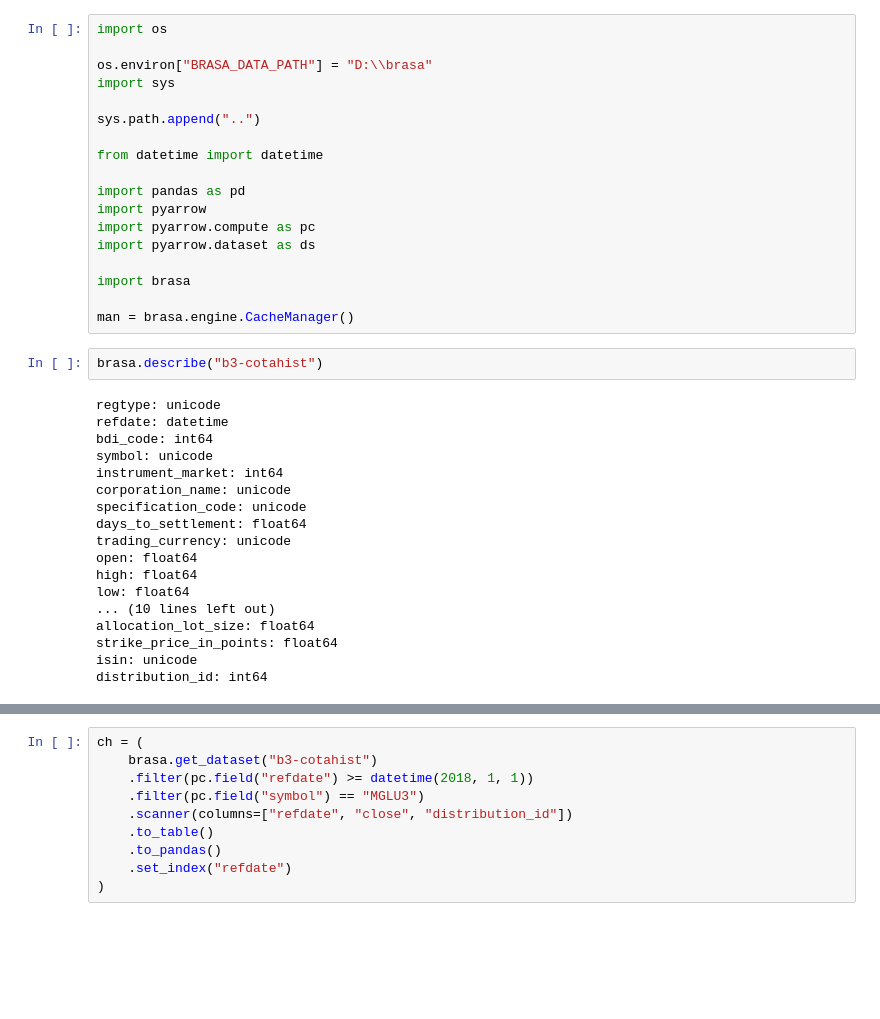
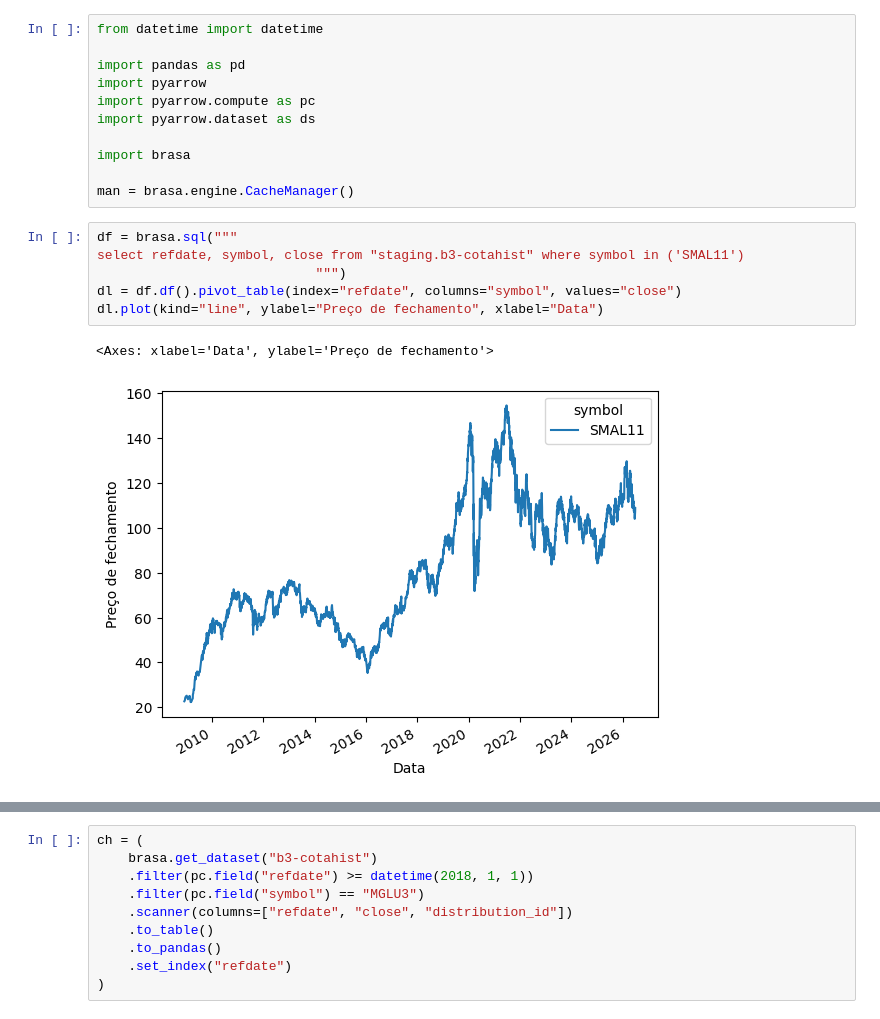
Before and after one commit to wilsonfreitas/brasa, a Jupyter notebook: notebooks/análise-MGLU3.ipynb, the cells around one changed output, grey strips where cells are left out. Cells and saved outputs as stored; diff of their text form; blank space fills up the shorter version.

```diff
--- a/notebooks/análise-MGLU3.ipynb
+++ b/notebooks/análise-MGLU3.ipynb
@@ -1,11 +1,4 @@
 # %%
-import os
-
-os.environ["BRASA_DATA_PATH"] = "D:\\brasa"
-import sys
-
-sys.path.append("..")
-
 from datetime import datetime
 
 import pandas as pd
@@ -16,23 +9,12 @@ import pyarrow.dataset as ds
 import brasa
 
 man = brasa.engine.CacheManager()
-# %%
-brasa.describe("b3-cotahist")
-# %% [output]
-regtype: unicode
-refdate: datetime
-bdi_code: int64
-symbol: unicode
-instrument_market: int64
-corporation_name: unicode
-specification_code: unicode
-days_to_settlement: float64
-trading_currency: unicode
-open: float64
-high: float64
-low: float64
-... (10 lines left out)
-allocation_lot_size: float64
-strike_price_in_points: float64
-isin: unicode
-distribution_id: int64
+# %%
+df = brasa.sql("""
+select refdate, symbol, close from "staging.b3-cotahist" where symbol in ('SMAL11')
+                            """)
+dl = df.df().pivot_table(index="refdate", columns="symbol", values="close")
+dl.plot(kind="line", ylabel="Preço de fechamento", xlabel="Data")
+# %% [output]
+<Axes: xlabel='Data', ylabel='Preço de fechamento'>
+[figure, added]
```
Also changed, not shown: parts of 3 cells of this notebook.
